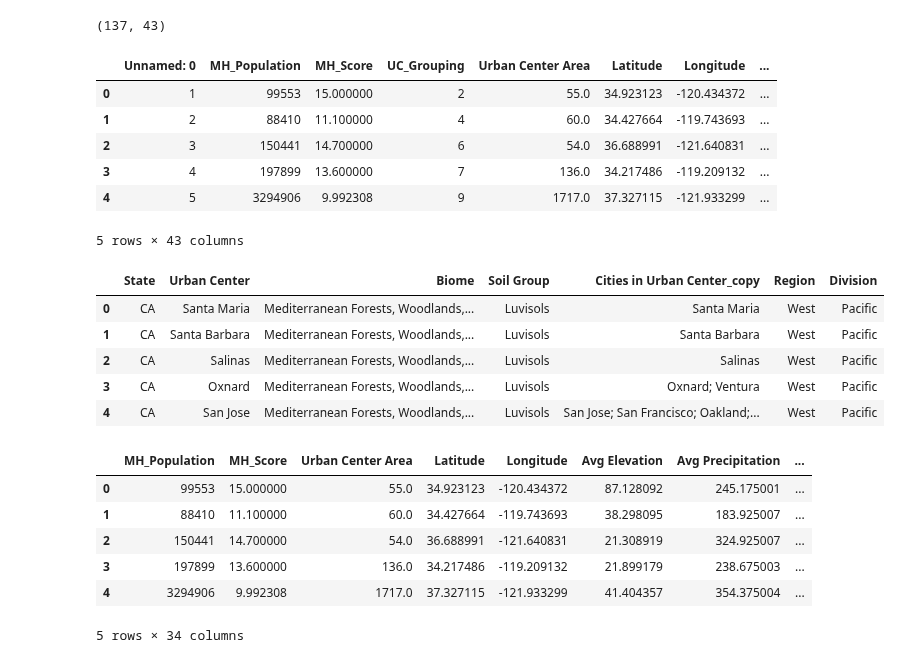
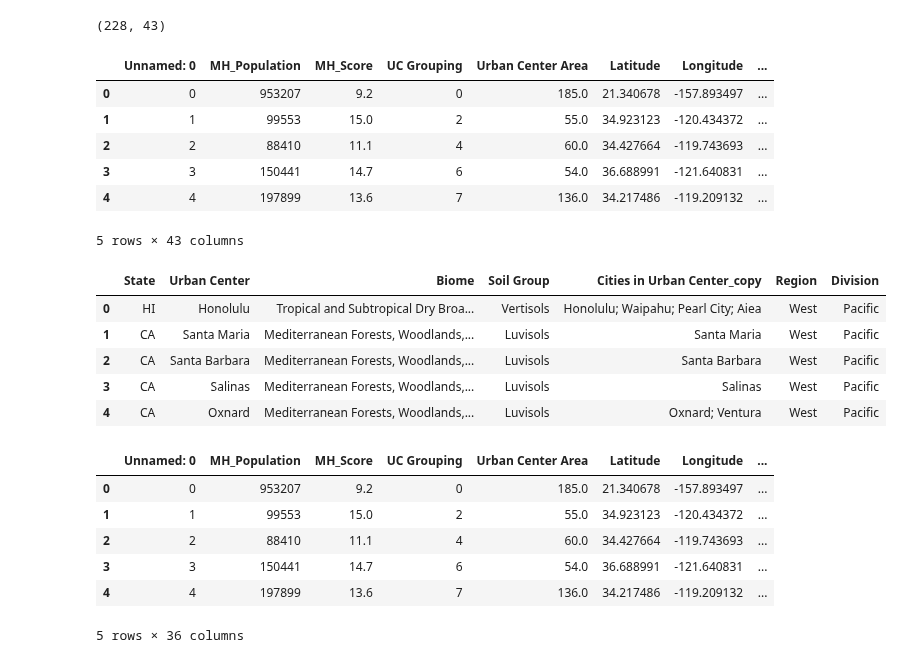
Before and after one commit to shuting2023/Natures_Rx, a Jupyter notebook: allmergedNewEDA.ipynb, the cells around one changed output. Drawn from its saved outputs; the diff is of its cells as text; code cells hidden in the pictures.

```diff
--- a/allmergedNewEDA.ipynb
+++ b/allmergedNewEDA.ipynb
@@ -7,20 +7,20 @@ import matplotlib.pyplot as plt
 mh_df = pd.read_csv('data/cleaned_data/mh_cleaned.csv')
 gs_df = pd.read_csv("data/cleaned_data/greenspace_cleaned.csv")
 
-df = pd.read_csv("data/cleaned_data/merged_cleaned_data.csv")
+df = pd.read_csv("data/cleaned_data/merged_data_unfiltered.csv")
 # %%
 df.shape
 # %% [output]
-(137, 43)
+(228, 43)
 # %%
 df.head()
 # %% [output]
-|  | Unnamed: 0 | MH_Population | MH_Score | UC_Grouping | Urban Center Area | Latitude | Longitude | ... |
-| 0 | 1 | 99553 | 15.000000 | 2 | 55.0 | 34.923123 | -120.434372 | ... |
-| 1 | 2 | 88410 | 11.100000 | 4 | 60.0 | 34.427664 | -119.743693 | ... |
-| 2 | 3 | 150441 | 14.700000 | 6 | 54.0 | 36.688991 | -121.640831 | ... |
-| 3 | 4 | 197899 | 13.600000 | 7 | 136.0 | 34.217486 | -119.209132 | ... |
-| 4 | 5 | 3294906 | 9.992308 | 9 | 1717.0 | 37.327115 | -121.933299 | ... |
+|  | Unnamed: 0 | MH_Population | MH_Score | UC Grouping | Urban Center Area | Latitude | Longitude | ... |
+| 0 | 0 | 953207 | 9.2 | 0 | 185.0 | 21.340678 | -157.893497 | ... |
+| 1 | 1 | 99553 | 15.0 | 2 | 55.0 | 34.923123 | -120.434372 | ... |
+| 2 | 2 | 88410 | 11.1 | 4 | 60.0 | 34.427664 | -119.743693 | ... |
+| 3 | 3 | 150441 | 14.7 | 6 | 54.0 | 36.688991 | -121.640831 | ... |
+| 4 | 4 | 197899 | 13.6 | 7 | 136.0 | 34.217486 | -119.209132 | ... |
 5 rows × 43 columns
 # %%
 categorical_df = df.select_dtypes(include=['object', 'category'])
@@ -28,20 +28,20 @@ categorical_df = df.select_dtypes(include=['object', 'category'])
 categorical_df.head()
 # %% [output]
 |  | State | Urban Center | Biome | Soil Group | Cities in Urban Center_copy | Region | Division |
-| 0 | CA | Santa Maria | Mediterranean Forests, Woodlands,... | Luvisols | Santa Maria | West | Pacific |
-| 1 | CA | Santa Barbara | Mediterranean Forests, Woodlands,... | Luvisols | Santa Barbara | West | Pacific |
-| 2 | CA | Salinas | Mediterranean Forests, Woodlands,... | Luvisols | Salinas | West | Pacific |
-| 3 | CA | Oxnard | Mediterranean Forests, Woodlands,... | Luvisols | Oxnard; Ventura | West | Pacific |
-| 4 | CA | San Jose | Mediterranean Forests, Woodlands,... | Luvisols | San Jose; San Francisco; Oakland;... | West | Pacific |
+| 0 | HI | Honolulu | Tropical and Subtropical Dry Broa... | Vertisols | Honolulu; Waipahu; Pearl City; Aiea | West | Pacific |
+| 1 | CA | Santa Maria | Mediterranean Forests, Woodlands,... | Luvisols | Santa Maria | West | Pacific |
+| 2 | CA | Santa Barbara | Mediterranean Forests, Woodlands,... | Luvisols | Santa Barbara | West | Pacific |
+| 3 | CA | Salinas | Mediterranean Forests, Woodlands,... | Luvisols | Salinas | West | Pacific |
+| 4 | CA | Oxnard | Mediterranean Forests, Woodlands,... | Luvisols | Oxnard; Ventura | West | Pacific |
 # %%
 non_categorical_df = df.select_dtypes(exclude=['object', 'category'])
-non_categorical_df.drop(columns=['UC_Grouping','Unnamed: 0'], inplace=True)
+#non_categorical_df.drop(columns=['UC_Grouping','Unnamed: 0'], inplace=True)
 non_categorical_df.head()
 # %% [output]
-|  | MH_Population | MH_Score | Urban Center Area | Latitude | Longitude | Avg Elevation | Avg Precipitation | ... |
-| 0 | 99553 | 15.000000 | 55.0 | 34.923123 | -120.434372 | 87.128092 | 245.175001 | ... |
-| 1 | 88410 | 11.100000 | 60.0 | 34.427664 | -119.743693 | 38.298095 | 183.925007 | ... |
-| 2 | 150441 | 14.700000 | 54.0 | 36.688991 | -121.640831 | 21.308919 | 324.925007 | ... |
-| 3 | 197899 | 13.600000 | 136.0 | 34.217486 | -119.209132 | 21.899179 | 238.675003 | ... |
-| 4 | 3294906 | 9.992308 | 1717.0 | 37.327115 | -121.933299 | 41.404357 | 354.375004 | ... |
+|  | Unnamed: 0 | MH_Population | MH_Score | UC Grouping | Urban Center Area | Latitude | Longitude | ... |
+| 0 | 0 | 953207 | 9.2 | 0 | 185.0 | 21.340678 | -157.893497 | ... |
+| 1 | 1 | 99553 | 15.0 | 2 | 55.0 | 34.923123 | -120.434372 | ... |
+| 2 | 2 | 88410 | 11.1 | 4 | 60.0 | 34.427664 | -119.743693 | ... |
+| 3 | 3 | 150441 | 14.7 | 6 | 54.0 | 36.688991 | -121.640831 | ... |
+| 4 | 4 | 197899 | 13.6 | 7 | 136.0 | 34.217486 | -119.209132 | ... |
-5 rows × 34 columns
+5 rows × 36 columns
```
Also changed, not shown: parts of 38 cells of this notebook, 1 other file.
